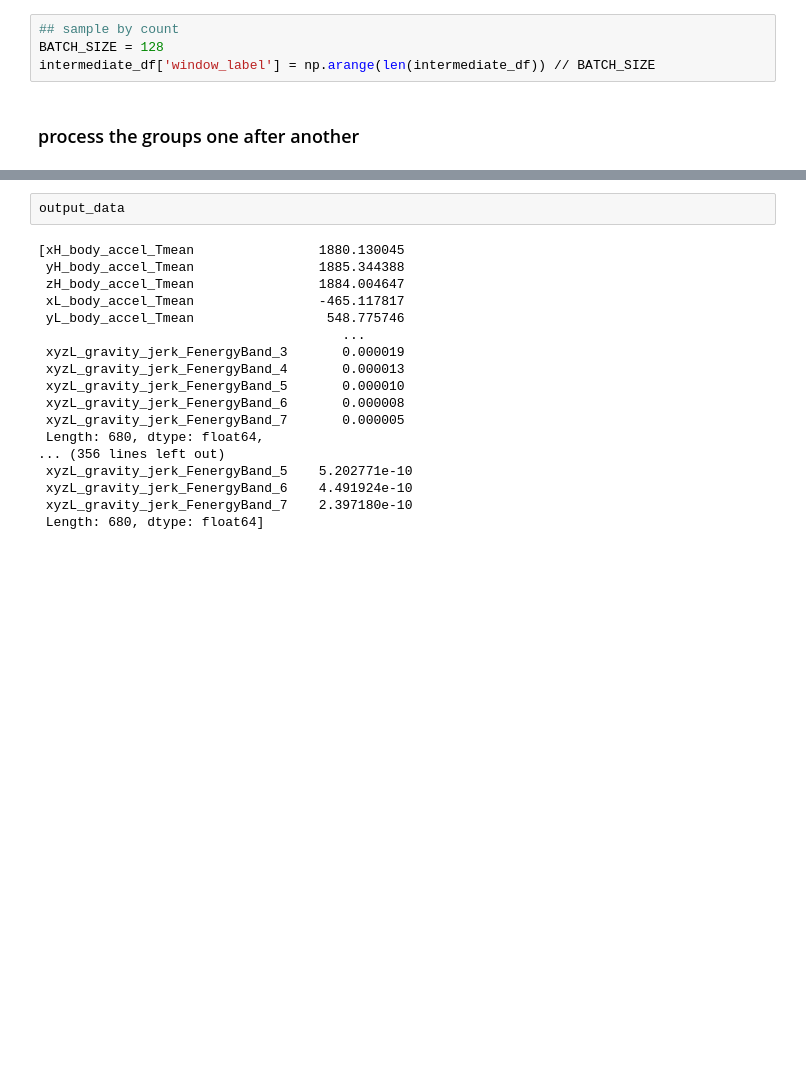
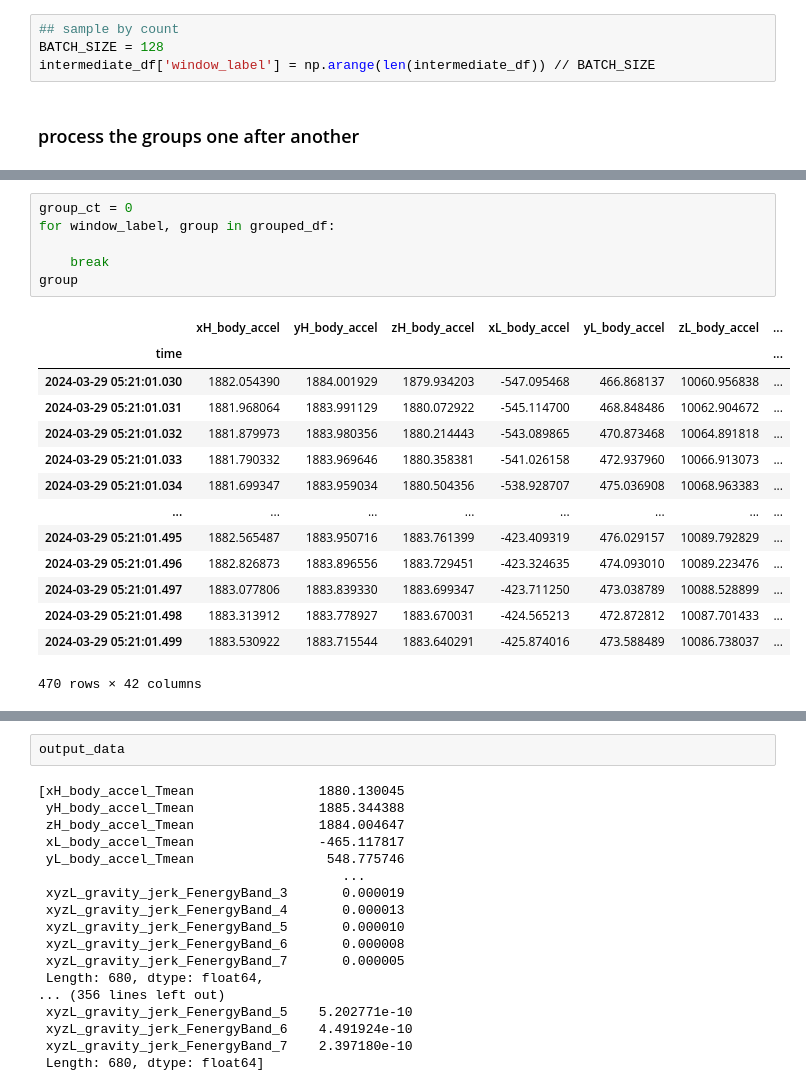
Before and after one commit to movement-recognition/pouch-dataprepper, a Jupyter notebook: src/columnparser.ipynb, the cells around one changed output, grey strips where cells are left out. Saved outputs shown, nothing was run; the diff lists cells and outputs as text; blank space fills up the shorter version.

```diff
--- a/src/columnparser.ipynb
+++ b/src/columnparser.ipynb
@@ -79,0 +142,21 @@ intermediate_df['window_label'] = np.arange(len(intermediate_df)) // BATCH_SIZE
+# %%
+group_ct = 0
+for window_label, group in grouped_df:
+
+    break
+group
+# %% [output]
+|  | xH_body_accel | yH_body_accel | zH_body_accel | xL_body_accel | yL_body_accel | zL_body_accel | ... |
+| time |  |  |  |  |  |  | ... |
+| 2024-03-29 05:21:01.030 | 1882.054390 | 1884.001929 | 1879.934203 | -547.095468 | 466.868137 | 10060.956838 | ... |
+| 2024-03-29 05:21:01.031 | 1881.968064 | 1883.991129 | 1880.072922 | -545.114700 | 468.848486 | 10062.904672 | ... |
+| 2024-03-29 05:21:01.032 | 1881.879973 | 1883.980356 | 1880.214443 | -543.089865 | 470.873468 | 10064.891818 | ... |
+| 2024-03-29 05:21:01.033 | 1881.790332 | 1883.969646 | 1880.358381 | -541.026158 | 472.937960 | 10066.913073 | ... |
+| 2024-03-29 05:21:01.034 | 1881.699347 | 1883.959034 | 1880.504356 | -538.928707 | 475.036908 | 10068.963383 | ... |
+| ... | ... | ... | ... | ... | ... | ... | ... |
+| 2024-03-29 05:21:01.495 | 1882.565487 | 1883.950716 | 1883.761399 | -423.409319 | 476.029157 | 10089.792829 | ... |
+| 2024-03-29 05:21:01.496 | 1882.826873 | 1883.896556 | 1883.729451 | -423.324635 | 474.093010 | 10089.223476 | ... |
+| 2024-03-29 05:21:01.497 | 1883.077806 | 1883.839330 | 1883.699347 | -423.711250 | 473.038789 | 10088.528899 | ... |
+| 2024-03-29 05:21:01.498 | 1883.313912 | 1883.778927 | 1883.670031 | -424.565213 | 472.872812 | 10087.701433 | ... |
+| 2024-03-29 05:21:01.499 | 1883.530922 | 1883.715544 | 1883.640291 | -425.874016 | 473.588489 | 10086.738037 | ... |
+470 rows × 42 columns
```
Also changed, not shown: parts of 11 cells of this notebook, 1 other file.
